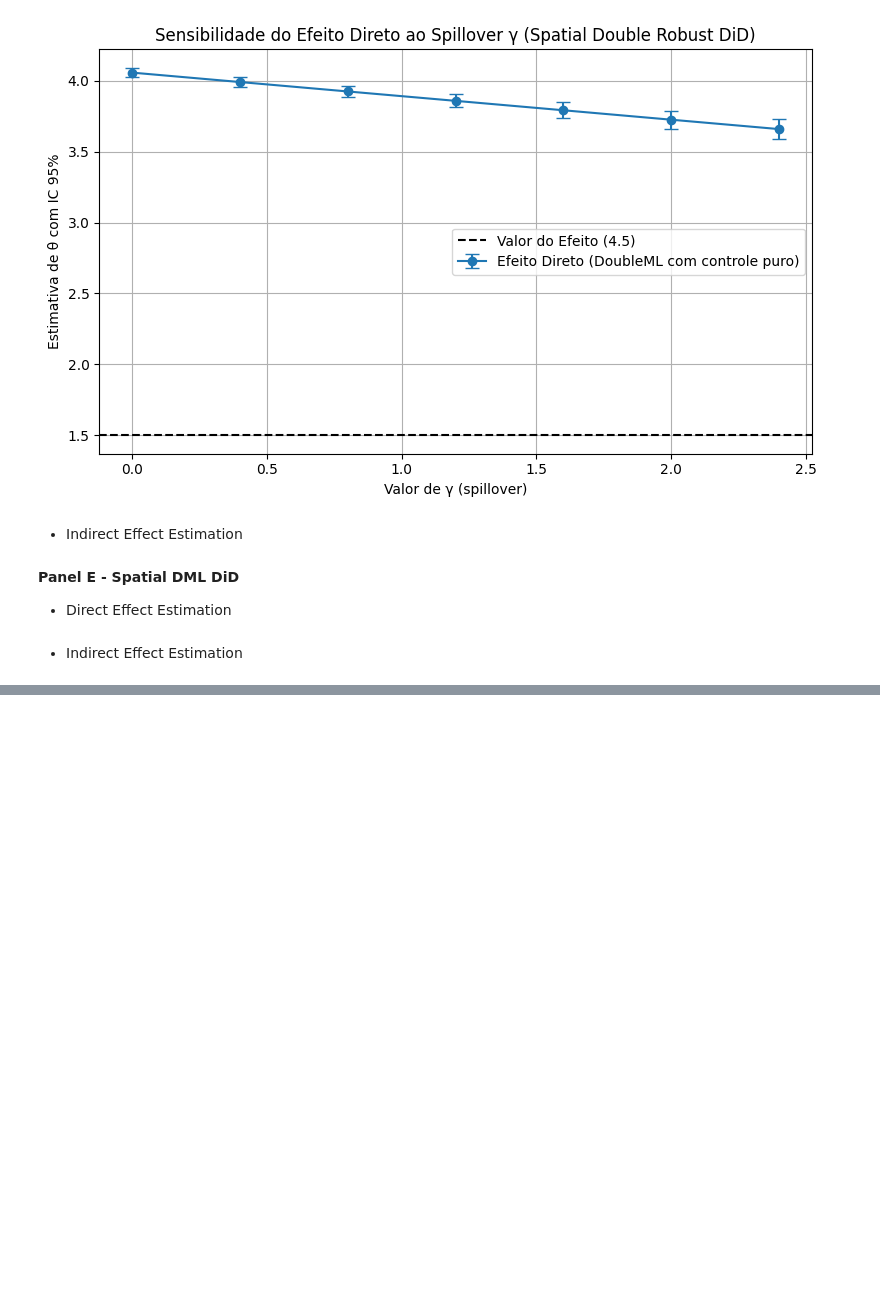
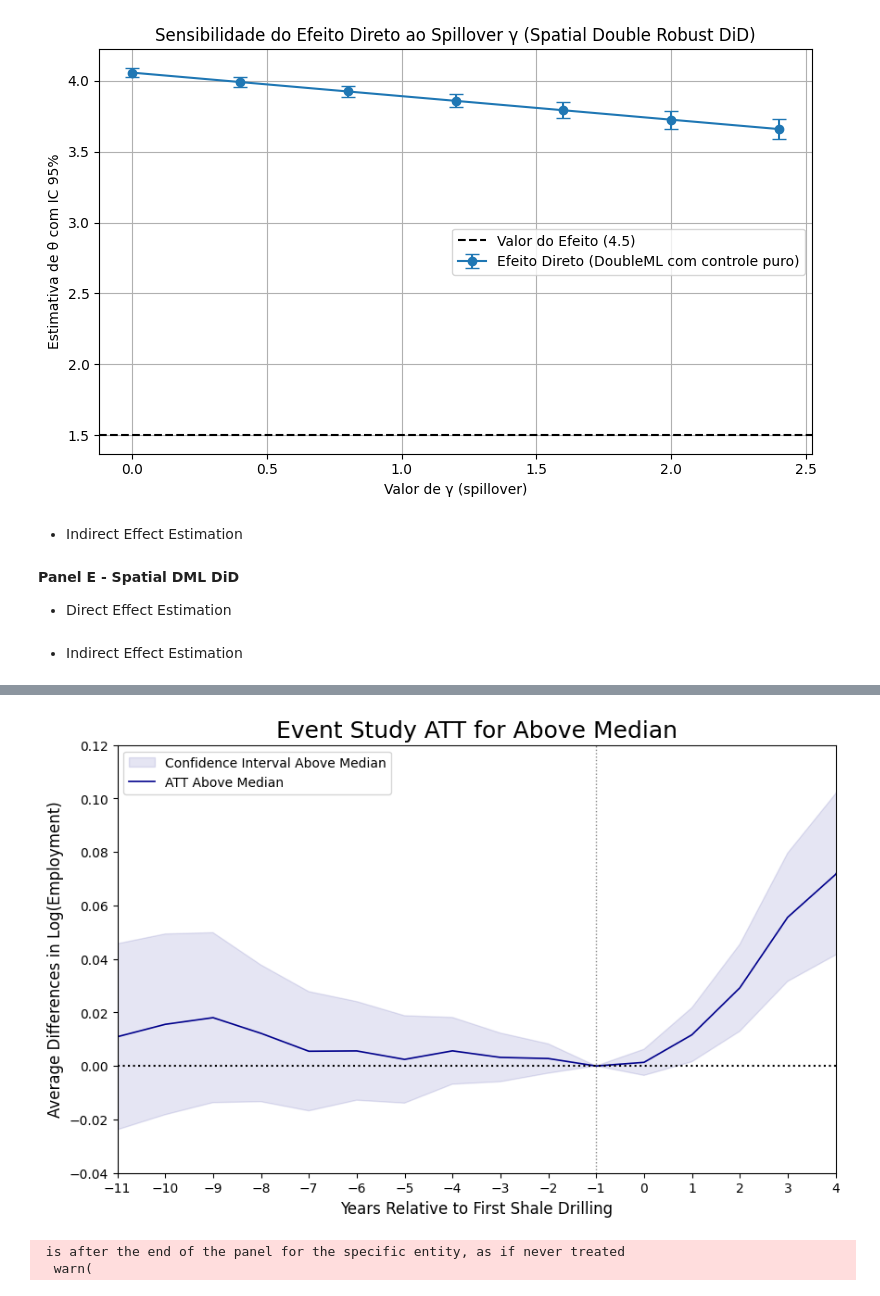
Before and after one commit to Daniel-Uhr/Estimators, a Jupyter notebook: 01_ATTgt_DML.ipynb, the cells around one changed output, grey strips where cells are left out. Saved outputs shown, nothing was run; the diff lists cells and outputs as text; code cells hidden in the pictures; blank space fills up the shorter version.

```diff
--- a/01_ATTgt_DML.ipynb
+++ b/01_ATTgt_DML.ipynb
@@ -2241,0 +2779,3 @@ plt.show()
+# %%
+# Criar D, sendo 1 quando rel_year>0
+data_bcgk_above_median['D'] = (data_bcgk_above_median['rel_year'] > 0).astype(int)
@@ -2241,0 +2850,6 @@ plt.show()
+# %%
+# Agregar os resultados para obter o estudo de eventos e substituir valores ausentes por zero para o momento -1
+es_above = att_above.aggregate(type_of_aggregation="event", overall=False)
+es_above.replace(["", "NA", None], np.nan, inplace=True)  # Substituir valores ausentes por NaN
+es_above = es_above.fillna(0)  # Preencher os NaN com zero
+es_above
@@ -2241,0 +2887,10 @@ plt.show()
+# %%
+es_above_tab = att_above.aggregate("event")
+es_above_tab = es_above.reset_index()  # Transforma o índice em uma coluna
+es_above_tab['relative_period'] = pd.to_numeric(es_above_tab['relative_period'])  # Converte para numérico
+# %%
+# Remover as duas primeiras linhas do DataFrame
+es_above_tab = es_above_tab.iloc[2:].reset_index(drop=True)
+# Renomear as colunas para os nomes corretos
+es_above_tab.columns = ['relative_period', 'ATT', 'std_error', 'lower', 'upper', 'zero_not_in_cband']
+es_above_tab
@@ -2241,0 +2915,55 @@ plt.show()
+# %%
+# Plotar o gráfico do Event Study para o subconjunto acima da mediana
+plt.figure(figsize=(10, 6))
+
+# Plotar o intervalo de confiança e linha de ATT para `es_above`
+plt.fill_between(es_above_tab['relative_period'], es_above_tab['lower'], es_above_tab['upper'], color="darkblue", alpha=0.1, label='Confidence Interval Above Median')
+plt.plot(es_above_tab['relative_period'], es_above_tab['ATT'], color="darkblue", linewidth=1.2, label='ATT Above Median')
+
+# Linhas de referência
+plt.axvline(x=-1, color='grey', linestyle="dotted", linewidth=1)
+plt.axhline(y=0, color="black", linestyle="dotted")
+
+# Configurações dos eixos
+plt.xlabel("Years Relative to First Shale Drilling", fontsize=12)
+plt.ylabel("Average Differences in Log(Employment)", fontsize=12)
+plt.xticks(range(-11, 5, 1), fontsize=10)
+plt.yticks([round(x * 0.02, 2) for x in range(-2, 7)], fontsize=10)  # Ajuste para intervalos de y
+plt.ylim(-0.04, 0.12)
+plt.xlim(-11, 4)
+
+# Remover linhas de grade
+plt.grid(False)
+
+# Estilo do gráfico
+plt.legend()
+plt.title("Event Study ATT for Above Median", fontsize=18)
+
+# Mostrar o gráfico
+plt.show()
+# %% [output]
+[figure, added]
+# %%
+# Preparar os dados para o subconjunto abaixo da mediana
+data_bcgk_below_median['t1'] = data_bcgk_below_median['t']
+data_bcgk_below_median['i1'] = data_bcgk_below_median['i']
+data_bcgk_below_median['t1'] = data_bcgk_below_median['t'].astype(int)
+
+# Definir a estrutura de painel com os índices apropriados
+data_bcgk_below_median.set_index(['i1', 't1'], inplace=True)
+
+# Estimar o ATT para o subconjunto abaixo da mediana
+att_below = ATTgt(
+    data=data_bcgk_below_median,
+    cohort_name='G',
+    base_period='universal'
+)
+att_below.fit(formula='y', control_group='not_yet_treated', est_method='reg')
+
+# Agregar os resultados para obter o estudo de eventos
+es_below = att_below.aggregate(type_of_aggregation="event", overall=False)
+es_below.replace(["", "NA", None], np.nan, inplace=True)  # Substituir valores ausentes por NaN
+es_below = es_below.fillna(0)  # Preencher os NaN com zero
+# %% [output]
+ is after the end of the panel for the specific entity, as if never treated
+  warn(
```
Also changed, not shown: parts of 62 cells of this notebook.
